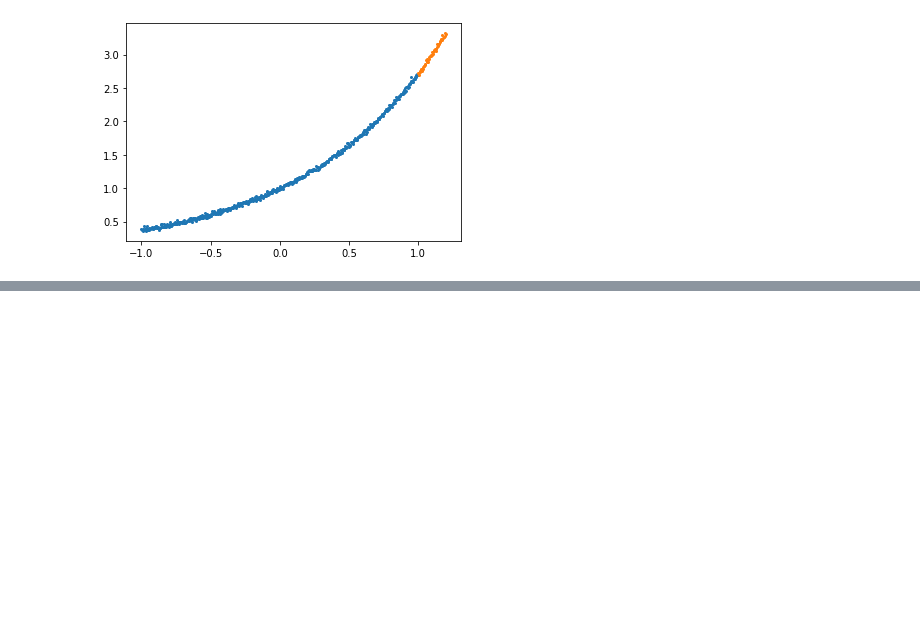
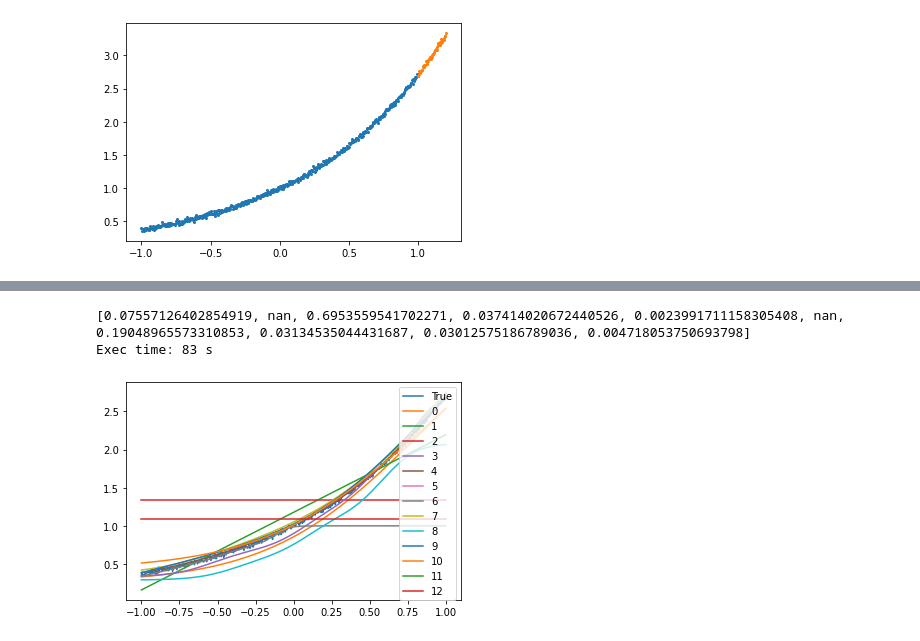
Before and after one commit to NOTfedos/nnga_course_work, a Jupyter notebook: evolut.ipynb, the cells around one changed output, grey strips where cells are left out. Cells and saved outputs as stored; diff of their text form; code cells hidden in the pictures; blank space fills up the shorter version.

```diff
--- a/evolut.ipynb
+++ b/evolut.ipynb
@@ -120,0 +150,16 @@ env.entities[0].gens
+# %%
+print(env.validate_entities())
+start_time = time.time()
+env.evo_step()
+env.train_epoch()
+print(f"Exec time: {(time.time() - start_time):.0f} s")
+plt.plot(x_val, y_val, label="True")
+for i, ent in enumerate(env.entities):
+    y = ent.predict(x_val.unsqueeze(1))
+    plt.plot(x_val, y.squeeze(1), label=str(i))
+plt.legend()
+plt.show()
+# %% [output]
+[0.07557126402854919, nan, 0.6953559541702271, 0.037414020672440526, 0.0023991711158305408, nan, 0.19048965573310853, 0.03134535044431687, 0.03012575186789036, 0.004718053750693798]
+Exec time: 83 s
+[figure, added]
```
Also changed, not shown: parts of 12 cells of this notebook, 2 other files.
